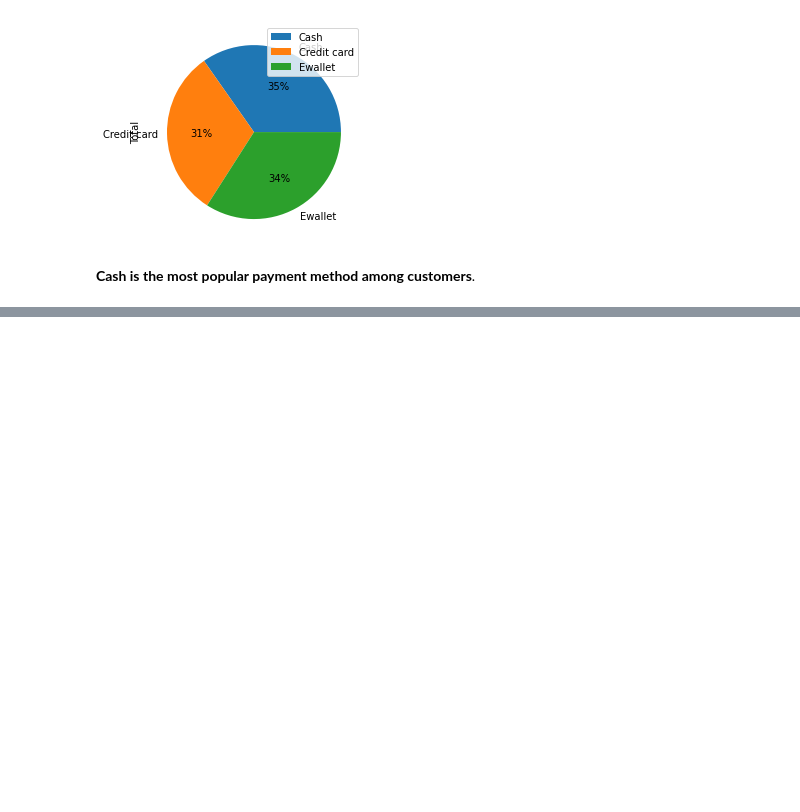
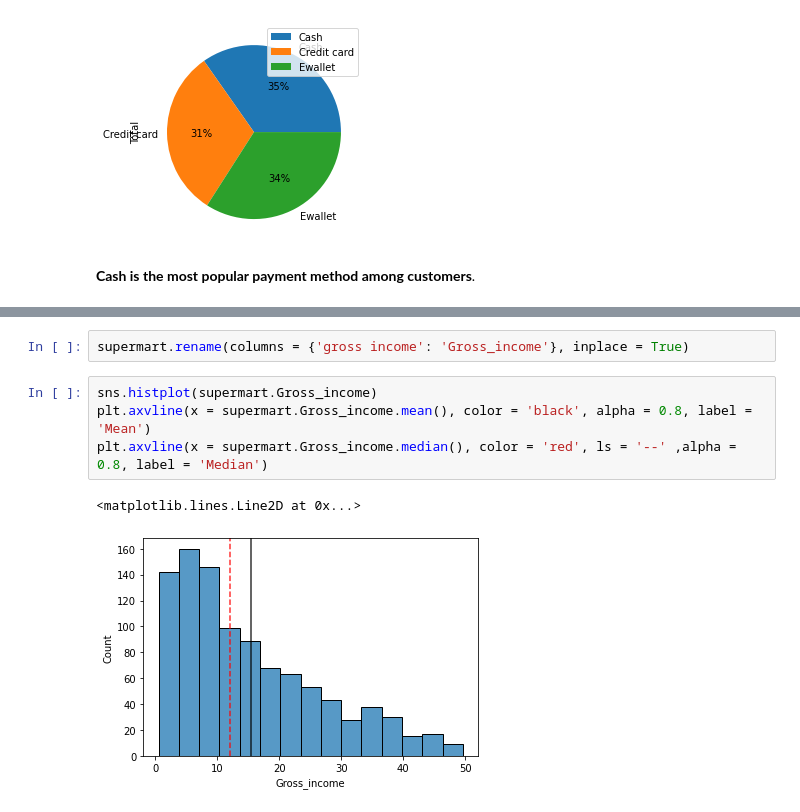
Before and after one commit to Bakul1110/Super_market-dataset, a Jupyter notebook: Super_Market_dataset.ipynb, the cells around one changed output, grey strips where cells are left out. Saved outputs shown, nothing was run; the diff lists cells and outputs as text; blank space fills up the shorter version.

```diff
--- a/Super_Market_dataset.ipynb
+++ b/Super_Market_dataset.ipynb
@@ -343,0 +356,9 @@ __Cash is the most popular payment method among customers__.
+# %%
+supermart.rename(columns = {'gross income': 'Gross_income'}, inplace = True)
+# %%
+sns.histplot(supermart.Gross_income)
+plt.axvline(x = supermart.Gross_income.mean(), color = 'black', alpha = 0.8, label = 'Mean')
+plt.axvline(x = supermart.Gross_income.median(), color = 'red', ls = '--' ,alpha = 0.8, label = 'Median')
+# %% [output]
+<matplotlib.lines.Line2D at 0x...>
+[figure, added]
```
Also changed, not shown: parts of 5 cells of this notebook.
